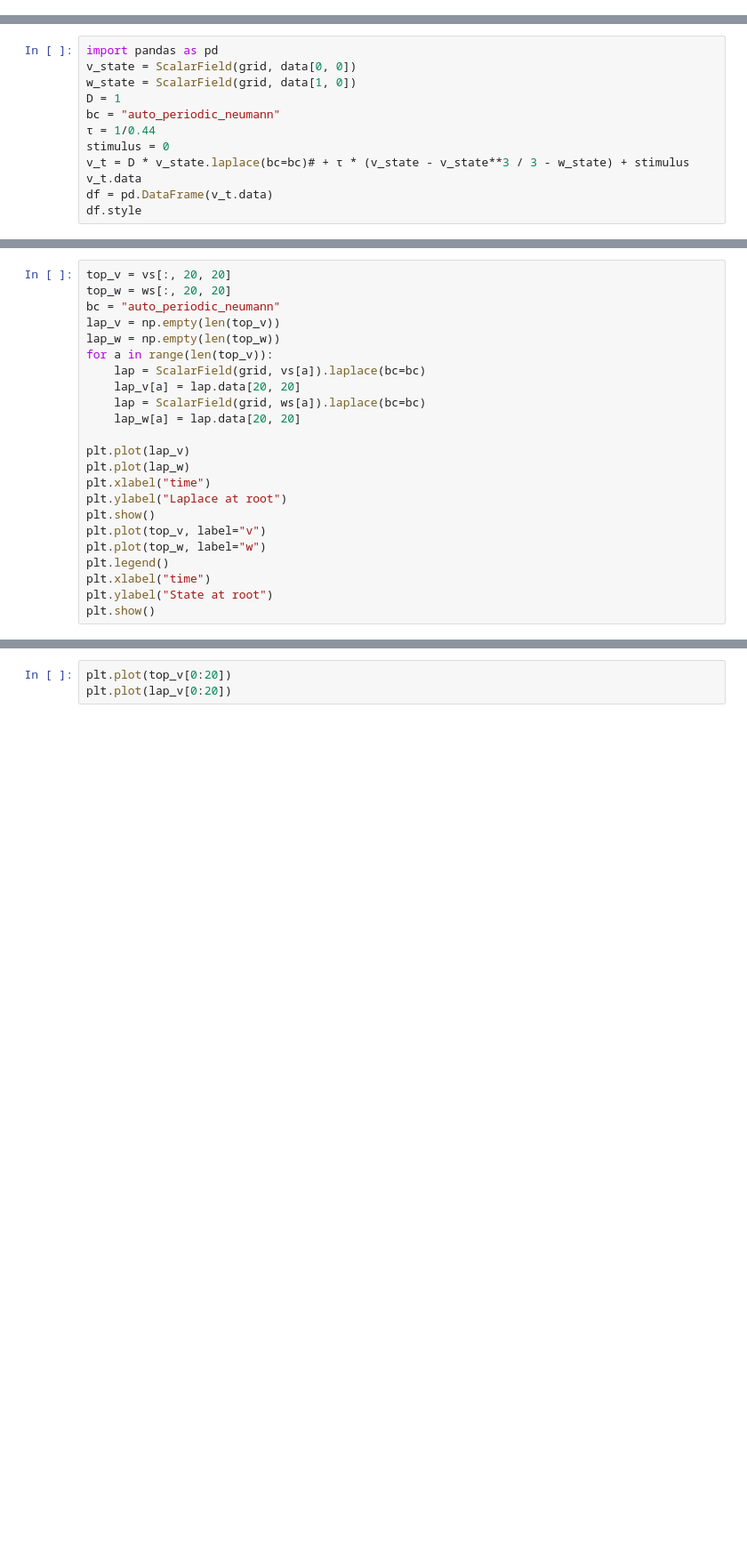
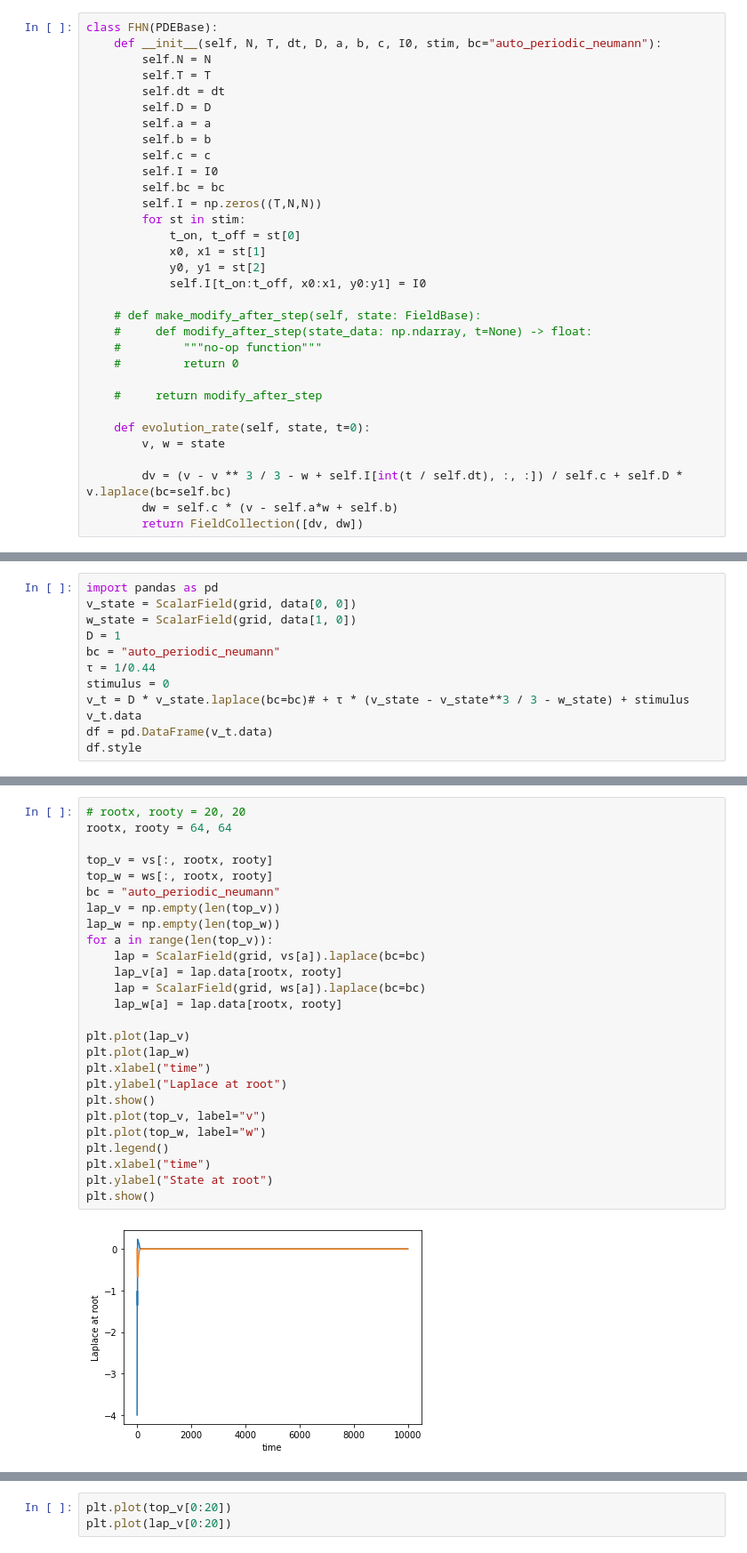
Before and after one commit to Budmeister/WSN-Localization, a Jupyter notebook: fn.ipynb, the cells around one changed output, grey strips where cells are left out. Shown at 89% size. Cells and saved outputs as stored; diff of their text form; blank space fills up the shorter version.

```diff
--- a/fn.ipynb
+++ b/fn.ipynb
@@ -144,0 +217,32 @@ This lets me visualize the initial state in real numbers. (Useful when the state
+# %%
+class FHN(PDEBase):
+    def __init__(self, N, T, dt, D, a, b, c, I0, stim, bc="auto_periodic_neumann"):
+        self.N = N
+        self.T = T
+        self.dt = dt
+        self.D = D
+        self.a = a
+        self.b = b
+        self.c = c
+        self.I = I0
+        self.bc = bc
+        self.I = np.zeros((T,N,N))
+        for st in stim:
+            t_on, t_off = st[0]
+            x0, x1 = st[1]
+            y0, y1 = st[2]
+            self.I[t_on:t_off, x0:x1, y0:y1] = I0
+
+    # def make_modify_after_step(self, state: FieldBase):
+    #     def modify_after_step(state_data: np.ndarray, t=None) -> float:
+    #         """no-op function"""
+    #         return 0
+
+    #     return modify_after_step
+
+    def evolution_rate(self, state, t=0):
+        v, w = state
+
+        dv = (v - v ** 3 / 3 - w + self.I[int(t / self.dt), :, :]) / self.c + self.D * v.laplace(bc=self.bc)
+        dw = self.c * (v - self.a*w + self.b)
+        return FieldCollection([dv, dw])
@@ -159,23 +319,28 @@ This cell plots the value and Laplacian at the location of the initial perterbat
 # %%
-top_v = vs[:, 20, 20]
-top_w = ws[:, 20, 20]
+# rootx, rooty = 20, 20
+rootx, rooty = 64, 64
+
+top_v = vs[:, rootx, rooty]
+top_w = ws[:, rootx, rooty]
 bc = "auto_periodic_neumann"
 lap_v = np.empty(len(top_v))
 lap_w = np.empty(len(top_w))
 for a in range(len(top_v)):
     lap = ScalarField(grid, vs[a]).laplace(bc=bc)
-    lap_v[a] = lap.data[20, 20]
+    lap_v[a] = lap.data[rootx, rooty]
     lap = ScalarField(grid, ws[a]).laplace(bc=bc)
-    lap_w[a] = lap.data[20, 20]
+    lap_w[a] = lap.data[rootx, rooty]
 
 plt.plot(lap_v)
 plt.plot(lap_w)
 plt.xlabel("time")
 plt.ylabel("Laplace at root")
 plt.show()
 plt.plot(top_v, label="v")
 plt.plot(top_w, label="w")
 plt.legend()
 plt.xlabel("time")
 plt.ylabel("State at root")
 plt.show()
+# %% [output]
+[figure, added]
```
Also changed, not shown: parts of 11 cells of this notebook, 1 other file.
